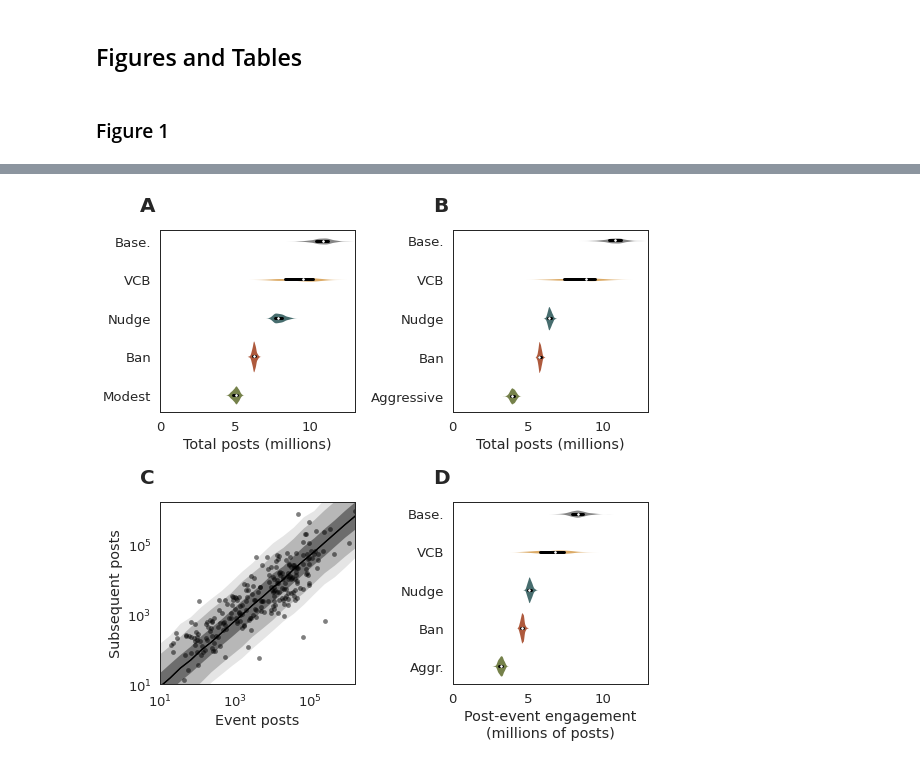
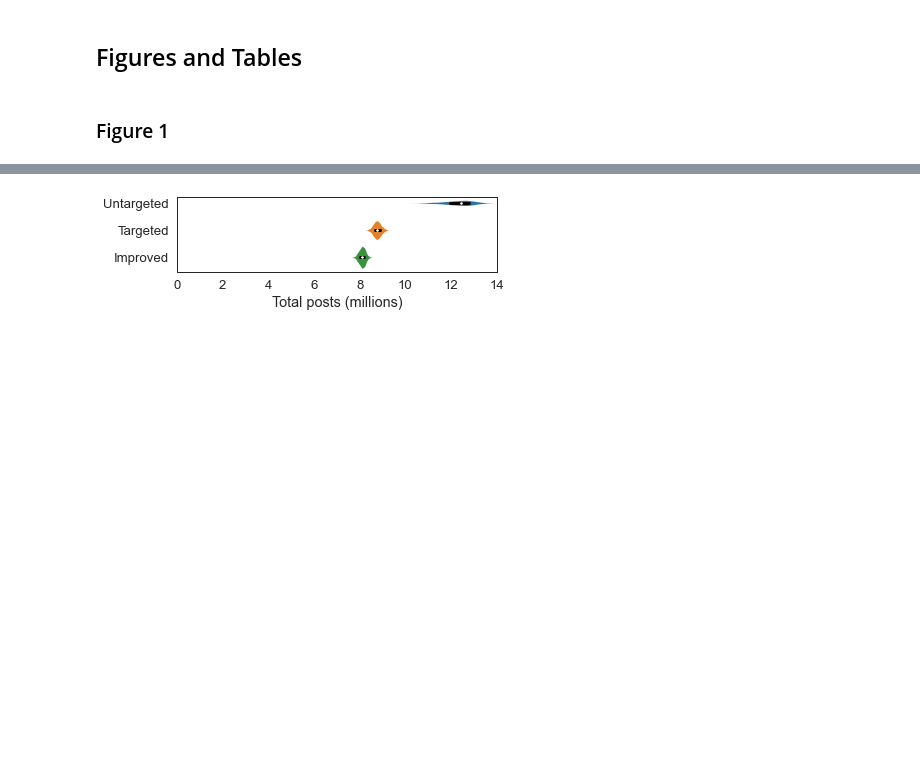
Before and after one commit to josephbb/CommunityNotesSim, a Jupyter notebook: Analysis.ipynb, the cells around one changed output, grey strips where cells are left out. Drawn from its saved outputs; the diff is of its cells as text; code cells hidden in the pictures; blank space fills up the shorter version.

```diff
--- a/Analysis.ipynb
+++ b/Analysis.ipynb
@@ -155,4 +162,0 @@ import src.model_fit as srcmf
-# %%
-row = events.iloc[3]
-out= events.T.progress_apply(srcmf.check_fit)
-events = pd.DataFrame.from_records(out)
@@ -326,17 +243,6 @@ pd.options.mode.chained_assignment = None  # default='warn'
 
 included['data_loc']
 base_loc = root + '/data/timeseries'
-assign_data_location = lambda x: [x + str(item) + '_raw.csv' for item in included['incident_name'].values]
-
-included['10K_loc'] = assign_data_location(base_loc + '/10K/')
-included['50K_loc']  = assign_data_location(base_loc + '/50K/')
-included['100K_loc']  = assign_data_location(base_loc + '/100K/')
-included['500K_loc']  = assign_data_location(base_loc + '/500K/')
-included['aggregated_loc']  = assign_data_location(base_loc + '/aggregated/')
-included['currently_loc']  = assign_data_location(base_loc + '/currently/')
-included['verified_loc']  = assign_data_location(base_loc + '/Verified/')
-included['modest_loc']  = assign_data_location(base_loc + '/modest/')
-included['aggressive_loc']  = assign_data_location(base_loc + '/aggressive/')
 
 included.head()
 # %% [output]
@@ -554,0 +355,4 @@ sim_df.to_csv('./output/simulations/sim_df.csv')
+# %%
+note_delays = pd.read_csv('./data/noteStatusHistory-00000.tsv',sep='\t')
+note_data = pd.read_csv('./data/notes-00000.tsv',sep='\t')
+merged = pd.merge(note_delays,note_data,on='noteId')
@@ -1054,94 +750,41 @@ from matplotlib.collections import PolyCollection
 def patch_violinplot():
     ax = plt.gca()
     for art in ax.get_children():
         if isinstance(art, PolyCollection):
             art.set_edgecolor((0.3, 0.3, 0.3))
 
 import seaborn as sns
 from src.figures import plot4c
 
-fig, axs = plt.subplots(2,2,figsize=(8,8))
-axs = axs.flat
+plt.figure(figsize=(6,2))
+axs = plt.gca()
 
-for n, ax in enumerate(axs):
-    ax.text(-0.1, 1.1, string.ascii_uppercase[n], transform=ax.transAxes,
-            size=20, weight='bold')
+plt.sca(axs)
+order = [18,19,20]
 
-plt.sca(axs[0])
-order = [0,32,33,34,31]
-table = get_table(sim_df, order)
-table.to_latex('./output/tables/modest.tex',index=False)
 
 dfs = []
-labels = ['Base.','VCB', 'Nudge', 'Ban', 'Modest' ] #Double check label ordering
+labels = ['Untargeted','Targeted', 'Improved' ] #Double check label ordering
 medians = []
 ptiles = []
 for idx in range(len(order)):
     temp = get_sim_cumulative(sim_df.iloc[order[idx]])[:,-1]/1000000
     medians.append(np.median(temp))
     ptiles.append(np.percentile(temp, q=[25, 75]))
     dfs.append(pd.DataFrame({'condition': np.repeat(labels[idx], temp.shape),
                    'posts':temp}))
-sns.violinplot(x='posts', y='condition', alpha=.6,linewidth=0, data=pd.concat(dfs), palette=c)
-plt.scatter(medians,np.arange(5),color='white',s=3,zorder=3)
+sns.violinplot(x='posts', y='condition', alpha=.6,linewidth=0, data=pd.concat(dfs))#, palette=c)
+plt.scatter(medians,np.arange(3),color='white',s=3,zorder=3)
 for idx in range(len(ptiles)):
     plt.plot(ptiles[idx], [idx,idx],color='k',lw=3)
 plt.xlabel('Total posts (millions)')
-plt.xlim(0,13)
+plt.xlim(0,14)
 
 plt.ylabel('')
 
 
-
-plt.sca(axs[1])
-order = [0,36,37,38,35]
-table = get_table(sim_df, order)
-table.to_latex('./output/tables/aggressive.tex',index=False)
-
-dfs = []
-labels = ['Base.','VCB', 'Nudge', 'Ban', 'Aggressive' ] #Double check label ordering
-medians = []
-ptiles = []
-for idx in range(len(order)):
-    temp = get_sim_cumulative(sim_df.iloc[order[idx]])[:,-1]/1000000
-    medians.append(np.median(temp))
-    ptiles.append(np.percentile(temp, q=[25, 75]))
-
-    dfs.append(pd.DataFrame({'condition': np.repeat(labels[idx], temp.shape),
-                   'posts':temp}))
-sns.violinplot(x='posts', y='condition',linewidth=0,alpha=.6, data=pd.concat(dfs),
-               palette=c)
-plt.scatter(medians,np.arange(5),color='white',s=3,zorder=3)
-for idx in range(len(ptiles)):
-    plt.plot(ptiles[idx], [idx,idx],color='k',lw=3)
-
-plt.xlim(0,13)
-
-plt.xlabel('Total posts (millions)')
-plt.ylabel('')
-
-
-#Define some values to simulate in generated quantities block
-x_sim = np.logspace(np.log(np.min(max_events_incidents['observed_engagement'])-10),
-                np.log(np.max(max_events_incidents['observed_engagement'])+20),20,base=np.e)
-plt.sca(axs[2])
-plot4c(neg_binom_samples, max_events_incidents,x_sim)
-
-plt.sca(axs[3])
-sns.violinplot(y='name', x='total_adjusted', alpha=.6,linewidth=0, data=plot_dfs,palette=c)
-medians = plot_dfs.groupby('name')['total_adjusted'].median()[[2,4,3,1,0]][::-1]
-ptiles = plot_dfs.groupby('name')['total_adjusted'].apply(lambda x: np.percentile(x, q=[25,75]))[[2,4,3,1,0]][::-1]
-for idx in range(len(ptiles)):
-    plt.plot(ptiles[4-idx], [idx,idx],color='k',lw=3,)
-
-plt.scatter(medians,np.arange(5)[::-1],color='w',s=3,zorder=3)
-
-plt.xlim(0,13)
-plt.xlabel('Post-event engagement\n(millions of posts)')
-plt.ylabel(None)
-plt.xlim(0,)
 plt.tight_layout()
-plt.savefig('./output/figures/MS/Fig4.png',dpi=300)
-plt.savefig('./output/figures/MS/Fig4.pdf')
+plt.savefig('./output/figures/MS/Figure2.png')
+plt.savefig('./output/figures/MS/Figure2.pdf')
 # %% [output]
-[figure, old version]
+[figure, new version]
```
Also changed, not shown: parts of 72 cells of this notebook, 7 other files.
